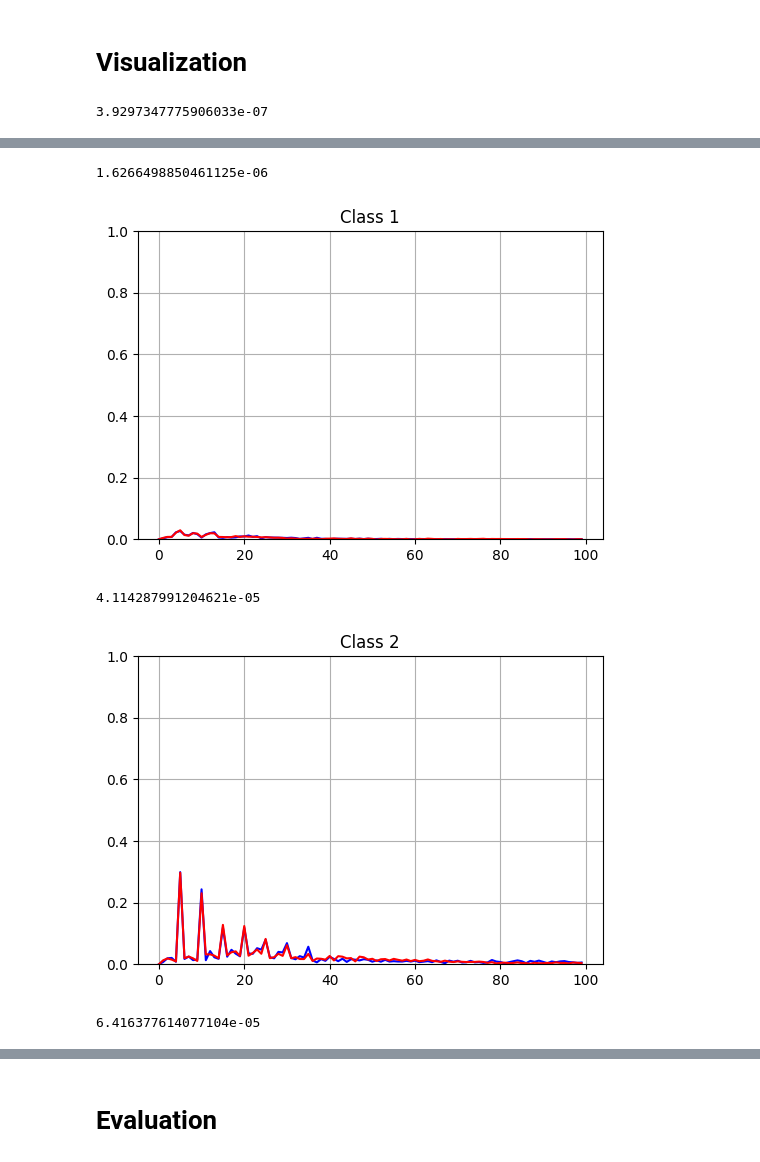
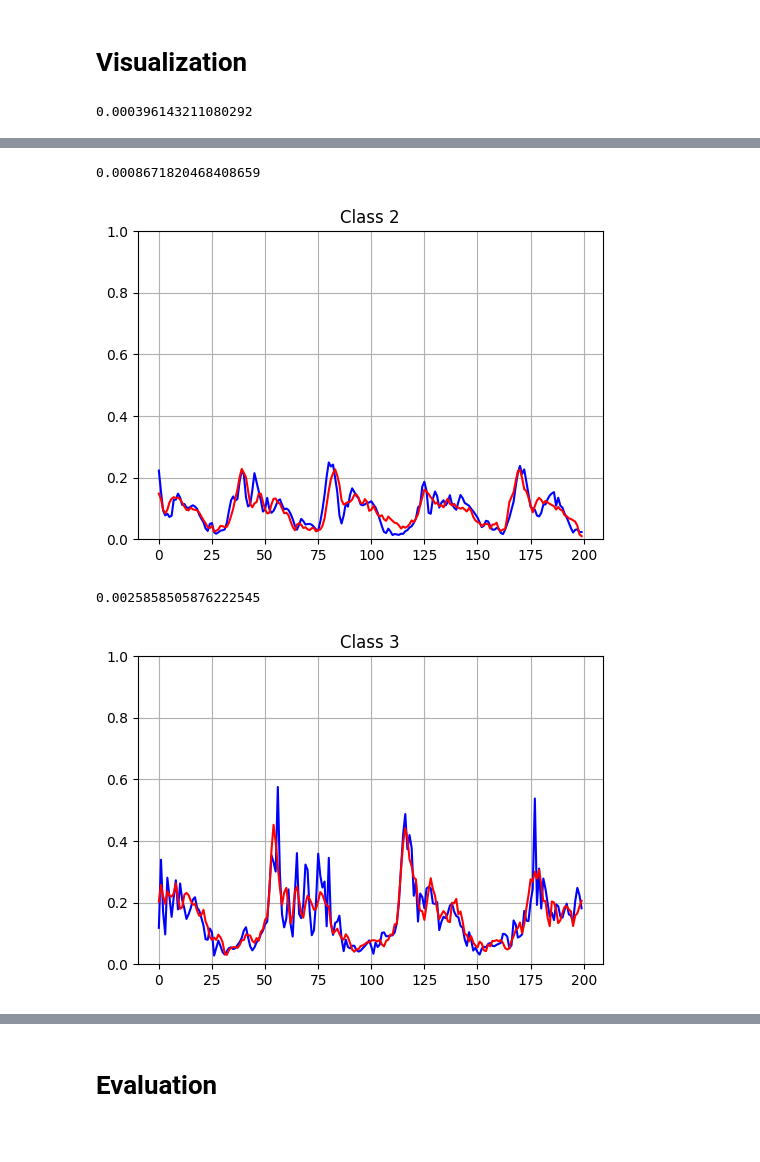
Before and after one commit to timodw/time_series_preprocessing, a Jupyter notebook: evaluation.ipynb, the cells around one changed output, grey strips where cells are left out. Saved outputs shown, nothing was run; the diff lists cells and outputs as text; code cells hidden in the pictures.

```diff
--- a/evaluation.ipynb
+++ b/evaluation.ipynb
@@ -8,6 +8,7 @@ import numpy as np
 import seaborn as sns
 import pandas as pd
 from collections import defaultdict
+import tsfel
 
 from sklearn.cluster import KMeans
 from sklearn.mixture import GaussianMixture
@@ -20,13 +21,13 @@ from metrics import acc
 from data import get_training_and_validation_data
 from autoencoder import Autoencoder, VariationalAutoencoder, CategoricalAutoencoder, ConvolutionalCategoricalAutoencoder
 
-model_id = 'YY7MJISJDQ'
+model_id = 'F3PNBBSMMR'
 model_config = json.load(open(Path('models') / model_id / 'config.json', 'r'))
 dataset_id = model_config['dataset_id']
 model_type = model_config['model']
 
-X_train, y_train, X_val, y_val = get_training_and_validation_data(
-    Path('processed_data'), dataset_id, balanced=True)
+X_train, X_feat_train, y_train, X_val, X_feat_val, y_val = get_training_and_validation_data(
+    Path('processed_data'), dataset_id, classes=model_config.get('classes', None), balanced=False)
 # X_mean, X_std = X_train.mean(), X_train.std()
 # X_train -= X_mean
 # X_train /= X_std
@@ -95,7 +96,7 @@ for column in data.columns[:-1]:  # Exclude the 'Class' column for the plots
     plt.show()
 # %%
 samples = {}
-for class_label in range(4):
+for class_label in np.unique(y_train):
     indices = np.where(y_train == class_label)[0]
     random_index = np.random.choice(indices)
     samples[class_label] = X_train[random_index], X_train_rec[random_index]
@@ -110,4 +111,4 @@ for class_label, (sample, rec_sample) in samples.items():
     plt.ylim(0, 1)
     plt.show()
 # %% [output]
-3.9297347775906033e-07
+0.000396143211080292
@@ -115,5 +116,4 @@ for class_label, (sample, rec_sample) in samples.items():
-1.6266498850461125e-06
+0.0008671820468408659
-[figure, old version]
+[figure, new version]
-4.114287991204621e-05
+0.0025858505876222545
-[figure, old version]
+[figure, new version]
-6.416377614077104e-05
```
Also changed, not shown: parts of 11 cells of this notebook, 2 other files.
